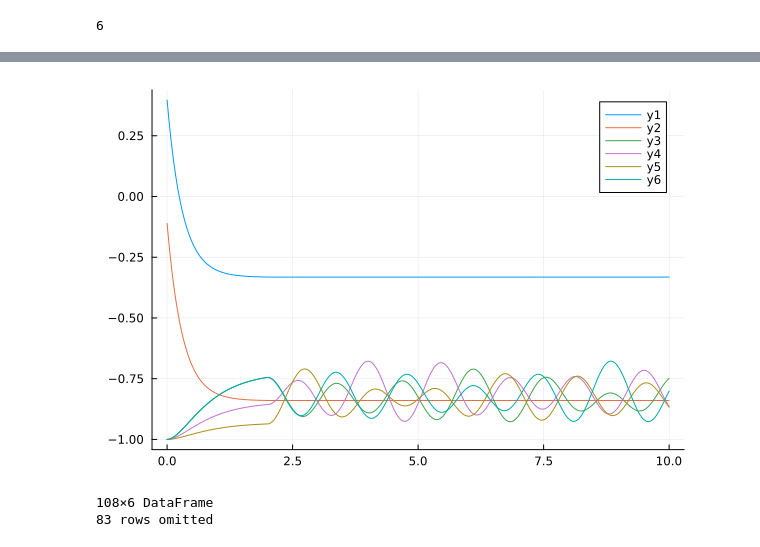
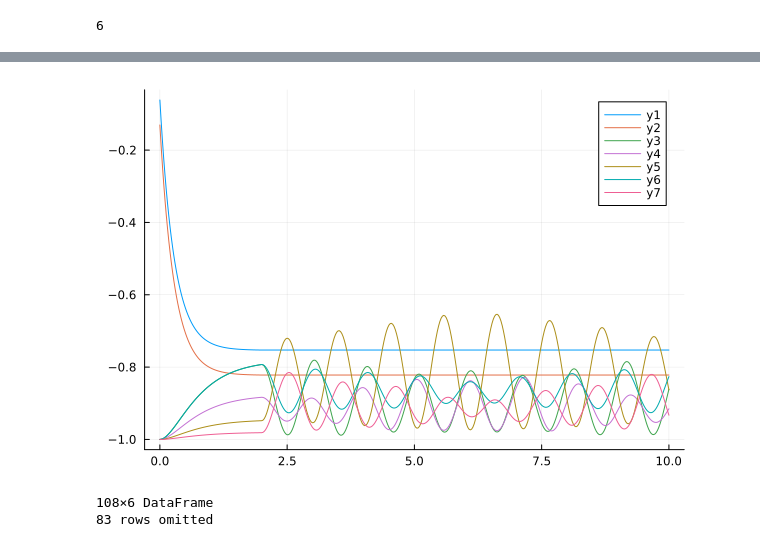
Before and after one commit to cirvine97/QuantumReservoir, a Jupyter notebook: Julia_Reservoir.ipynb, the cells around one changed output, grey strips where cells are left out. Drawn from its saved outputs; the diff is of its cells as text; code cells hidden in the pictures.

```diff
--- a/Julia_Reservoir.ipynb
+++ b/Julia_Reservoir.ipynb
@@ -488,3 +488,6 @@ reservoir_excitations (generic function with 1 method)
 # Configuration of the Reservoir
 # %% [markdown]
 This section is just testing and sanity checking the reservoir for one exmaple before running through all of them I think?
+# %%
+# Total qubits in whole system
+N = 7
@@ -515,7 +549,6 @@ times=cat(times1,times2,dims=1)
 dens1=connect_interface(rho, times1, gamma_C, gamma_D, interface)
 dens2=reservoir_dynamics(dens1[:,:,end], times2, J_matrix, interface)
 dens=cat(dens1, dens2, dims=3)
-N=6
 # %% [output]
 6
 # %%
@@ -546,12 +579,13 @@ end
 # %%
 plot(times, real(exp[:,1]))
 plot!(times, real(exp[:,2]))
 plot!(times, real(exp[:,3]))
 plot!(times, real(exp[:,4]))
 plot!(times, real(exp[:,5]))
 plot!(times, real(exp[:,6]))
+plot!(times, real(exp[:,7]))
 # %% [output]
-[figure, old version]
+[figure, new version]
 # %%
 excitation_df=DataFrame(Qubit1=real(exp[:,1]),
 Qubit2=real(exp[:,2]),
```
Also changed, not shown: parts of 6 cells of this notebook.
